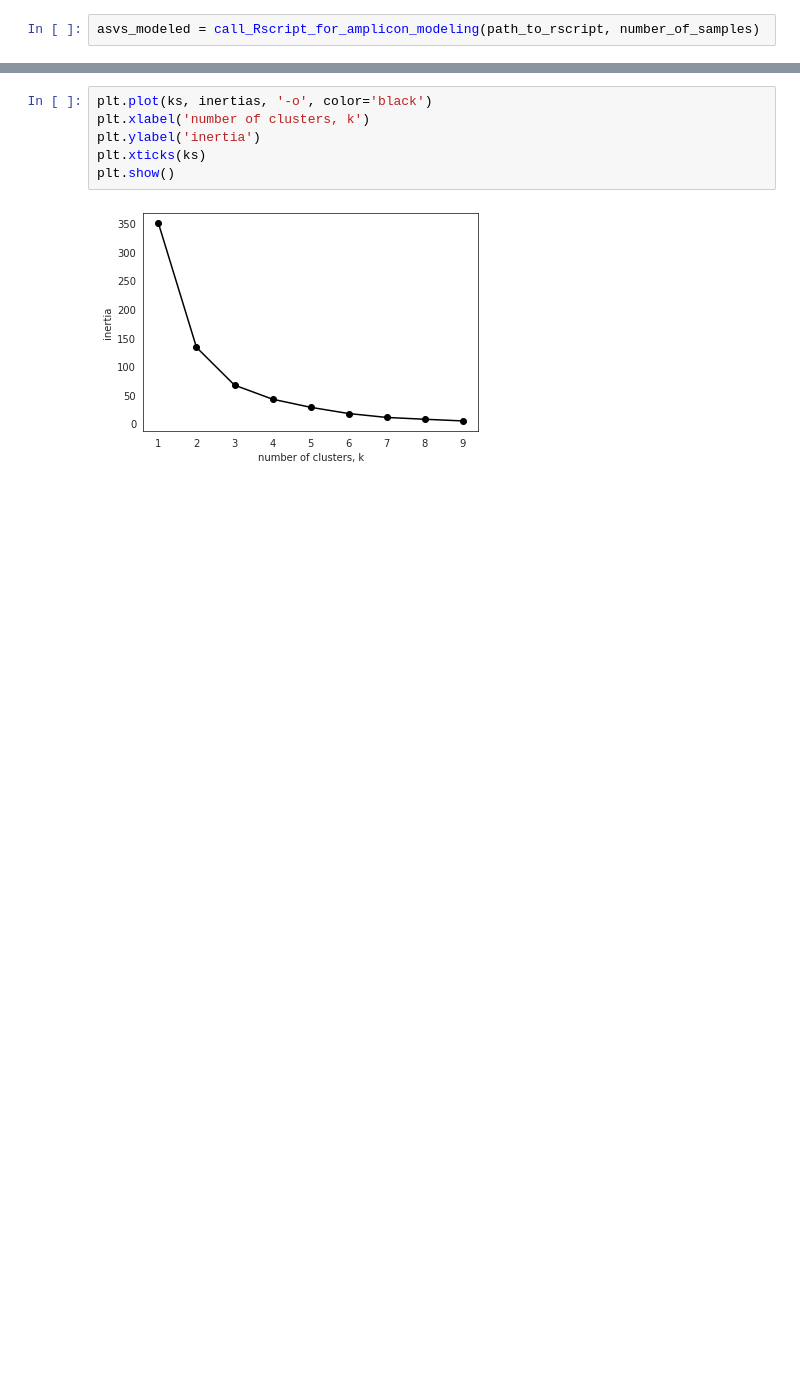
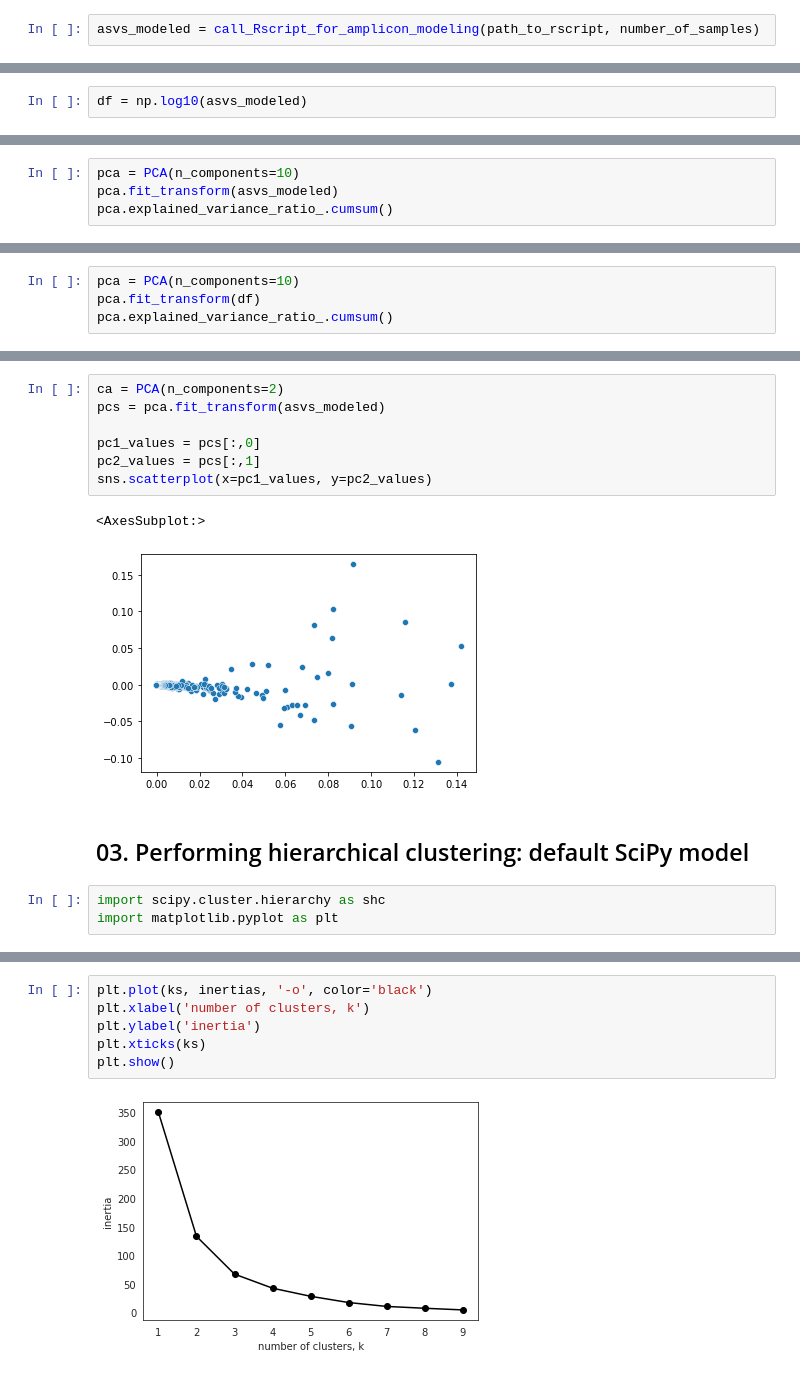
Before and after one commit to nvpatin/MAMBO, a Jupyter notebook: Amplicon_preprocessing_testdata.ipynb, the cells around one changed output, grey strips where cells are left out. Cells and saved outputs as stored; diff of their text form; blank space fills up the shorter version.

```diff
--- a/Amplicon_preprocessing_testdata.ipynb
+++ b/Amplicon_preprocessing_testdata.ipynb
@@ -135,0 +93,2 @@ inertias
+# %%
+df = np.log10(asvs_modeled)
@@ -135,0 +97,4 @@ inertias
+# %%
+pca = PCA(n_components=10)
+pca.fit_transform(asvs_modeled)
+pca.explained_variance_ratio_.cumsum()
@@ -135,0 +106,4 @@ inertias
+# %%
+pca = PCA(n_components=10)
+pca.fit_transform(df)
+pca.explained_variance_ratio_.cumsum()
@@ -135,0 +115,15 @@ inertias
+# %%
+ca = PCA(n_components=2)
+pcs = pca.fit_transform(asvs_modeled)
+
+pc1_values = pcs[:,0]
+pc2_values = pcs[:,1]
+sns.scatterplot(x=pc1_values, y=pc2_values)
+# %% [output]
+<AxesSubplot:>
+[figure, added]
+# %% [markdown]
+## 03. Performing hierarchical clustering: default SciPy model
+# %%
+import scipy.cluster.hierarchy as shc
+import matplotlib.pyplot as plt
```
Also changed, not shown: parts of 40 cells of this notebook.
